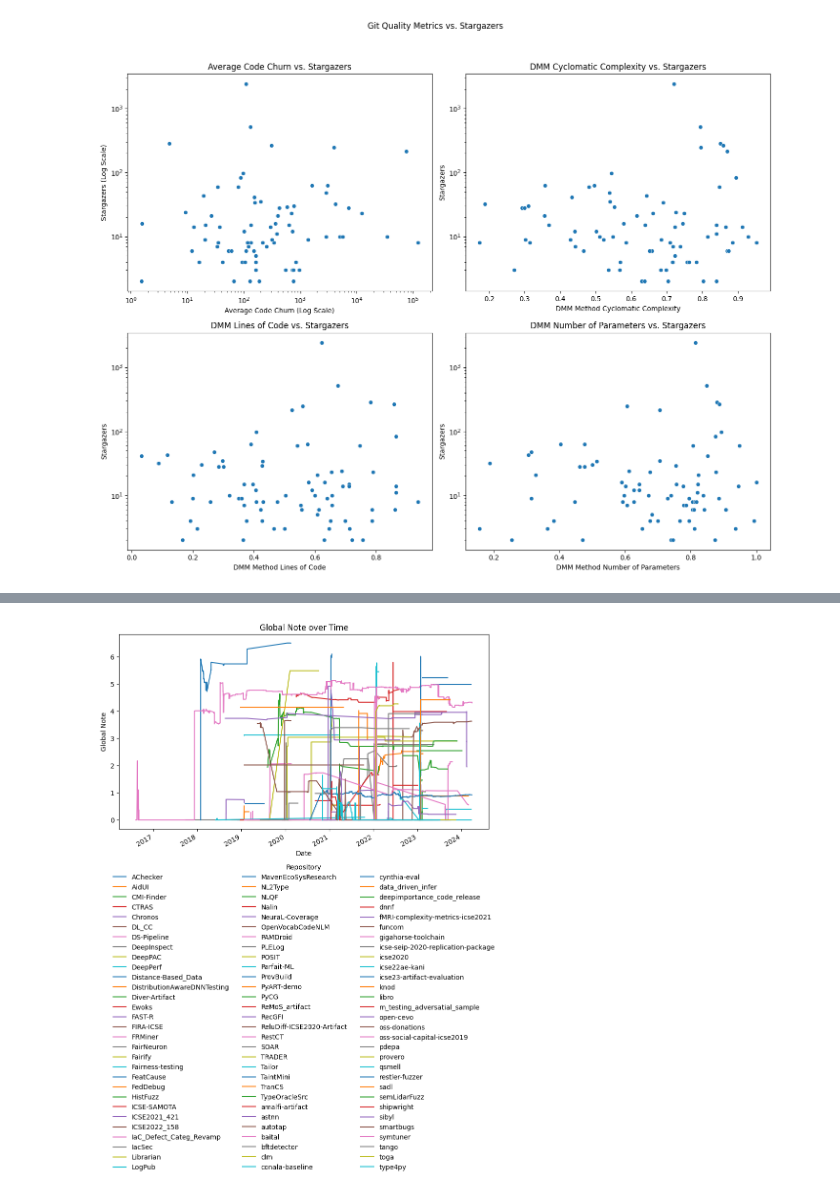
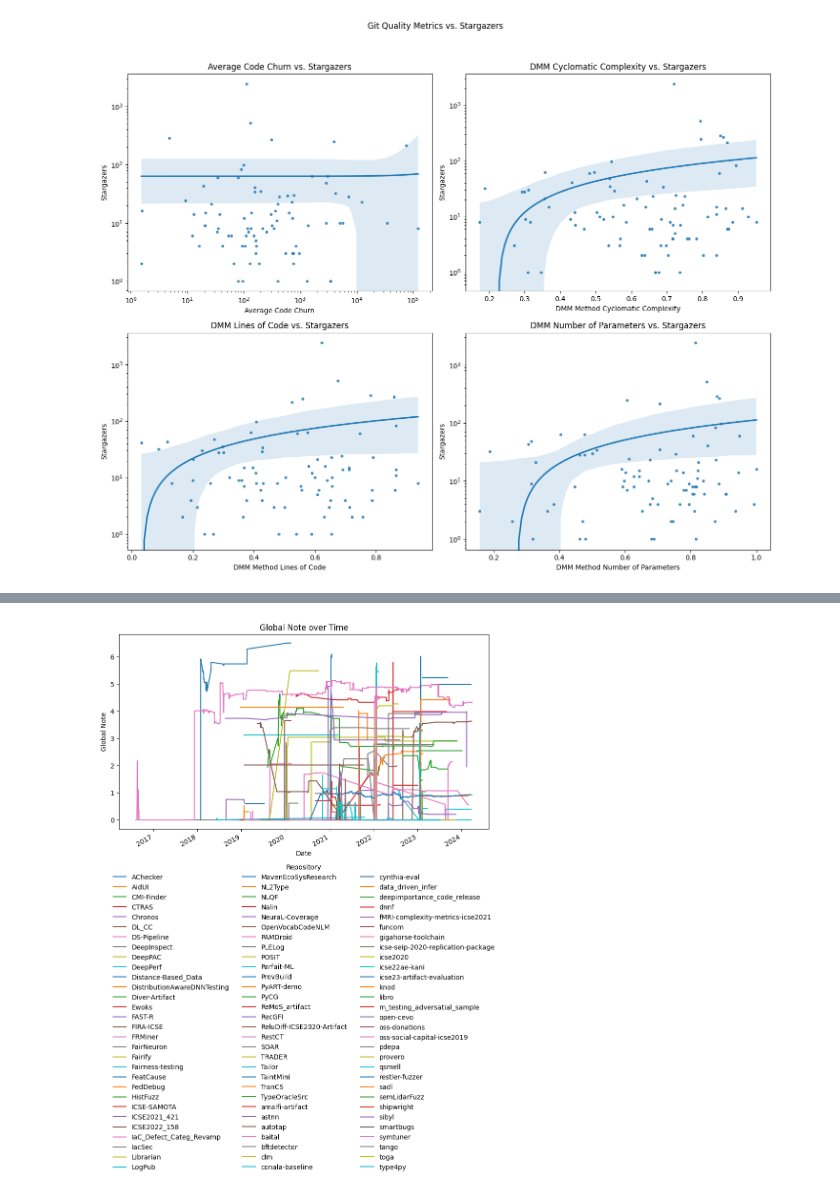
Before and after one commit to Majistaten/PyCIRAS, a Jupyter notebook: notebooks/Untitled.ipynb, the cells around one changed output, grey strips where cells are left out. Saved outputs shown, nothing was run; the diff lists cells and outputs as text; code cells hidden in the pictures.

```diff
--- a/notebooks/Untitled.ipynb
+++ b/notebooks/Untitled.ipynb
@@ -27,7 +27,7 @@ avg_churn_dmm = git_df[['repo', 'average_code_churn_avg', 'average_dmm_method_cy
 
 # Lower removes repos with no start, upper does not.
 # avg_churn_dmm_star = pd.merge(avg_churn_dmm, metadata_df[['repo', 'stargazerCount']], on='repo')
-avg_churn_dmm_star = pd.merge(avg_churn_dmm, metadata_df[['repo', 'stargazerCount']], on='repo').query('stargazerCount > 1')
+avg_churn_dmm_star = pd.merge(avg_churn_dmm, metadata_df[['repo', 'stargazerCount']], on='repo').query('stargazerCount > 0')
 
 correlation_matrix = avg_churn_dmm_star.drop('repo', axis=1).corr()
 
@@ -35,42 +35,42 @@ fig, axes = plt.subplots(2, 2, figsize=(14, 12))
 fig.suptitle('Git Quality Metrics vs. Stargazers')
 
 # Average Code Churn vs. Stargazers
-# sns.regplot(ax=axes[0, 0], data=avg_churn_dmm_star, x='average_code_churn_avg', y='stargazerCount', scatter_kws={'s':10}, line_kws={'color':'red'})
-sns.scatterplot(ax=axes[0, 0], data=avg_churn_dmm_star, x='average_code_churn_avg', y='stargazerCount')
+sns.regplot(ax=axes[0, 0], data=avg_churn_dmm_star, x='average_code_churn_avg', y='stargazerCount', scatter_kws={'s':10})
+# sns.scatterplot(ax=axes[0, 0], data=avg_churn_dmm_star, x='average_code_churn_avg', y='stargazerCount')
 axes[0, 0].set_title('Average Code Churn vs. Stargazers')
 axes[0, 0].set_xscale('log')
 axes[0, 0].set_yscale('log')
 axes[0, 0].set_xlabel('Average Code Churn')
 axes[0, 0].set_ylabel('Stargazers')
 
 # DMM Cyclomatic Complexity vs. Stargazers
-# sns.regplot(ax=axes[0, 1], data=avg_churn_dmm_star, x='average_dmm_method_cyclomatic_complexity', y='stargazerCount', scatter_kws={'s':10}, line_kws={'color':'red'})
-sns.scatterplot(ax=axes[0, 1], data=avg_churn_dmm_star, x='average_dmm_method_cyclomatic_complexity', y='stargazerCount')
+sns.regplot(ax=axes[0, 1], data=avg_churn_dmm_star, x='average_dmm_method_cyclomatic_complexity', y='stargazerCount', scatter_kws={'s':10})
+# sns.scatterplot(ax=axes[0, 1], data=avg_churn_dmm_star, x='average_dmm_method_cyclomatic_complexity', y='stargazerCount')
 axes[0, 1].set_title('DMM Cyclomatic Complexity vs. Stargazers')
 axes[0, 1].set_yscale('log')
 axes[0, 1].set_xlabel('DMM Method Cyclomatic Complexity')
 axes[0, 1].set_ylabel('Stargazers')
 
 # DMM Lines of Code vs. Stargazers
-# sns.regplot(ax=axes[1, 0], data=avg_churn_dmm_star, x='average_dmm_method_lines_of_code', y='stargazerCount', scatter_kws={'s':10}, line_kws={'color':'red'})
-sns.scatterplot(ax=axes[1, 0], data=avg_churn_dmm_star, x='average_dmm_method_lines_of_code', y='stargazerCount')
+sns.regplot(ax=axes[1, 0], data=avg_churn_dmm_star, x='average_dmm_method_lines_of_code', y='stargazerCount', scatter_kws={'s':10})
+# sns.scatterplot(ax=axes[1, 0], data=avg_churn_dmm_star, x='average_dmm_method_lines_of_code', y='stargazerCount')
 axes[1, 0].set_title('DMM Lines of Code vs. Stargazers')
 axes[1, 0].set_yscale('log')
 axes[1, 0].set_xlabel('DMM Method Lines of Code')
 axes[1, 0].set_ylabel('Stargazers')
 
 # DMM Number of Parameters vs. Stargazers
-# sns.regplot(ax=axes[1, 1], data=avg_churn_dmm_star, x='average_dmm_method_number_of_parameters', y='stargazerCount', scatter_kws={'s':10}, line_kws={'color':'red'})
-sns.scatterplot(ax=axes[1, 1], data=avg_churn_dmm_star, x='average_dmm_method_number_of_parameters', y='stargazerCount')
+sns.regplot(ax=axes[1, 1], data=avg_churn_dmm_star, x='average_dmm_method_number_of_parameters', y='stargazerCount', scatter_kws={'s':10})
+# sns.scatterplot(ax=axes[1, 1], data=avg_churn_dmm_star, x='average_dmm_method_number_of_parameters', y='stargazerCount')
 axes[1, 1].set_title('DMM Number of Parameters vs. Stargazers')
 axes[1, 1].set_xlabel('DMM Method Number of Parameters')
 axes[1, 1].set_yscale('log')
 axes[1, 1].set_ylabel('Stargazers')
 
 plt.tight_layout(rect=[0, 0.03, 1, 0.95])
 plt.show()
 
 correlation_matrix
 # %% [output]
-[figure, old version]
+[figure, new version]
 |  | average_code_churn_avg | average_dmm_method_cyclomatic_com... | average_dmm_method_lines_of_code | average_dmm_method_number_of_para... | ... |
```
Also changed, not shown: parts of 4 cells of this notebook, 1 other file.
